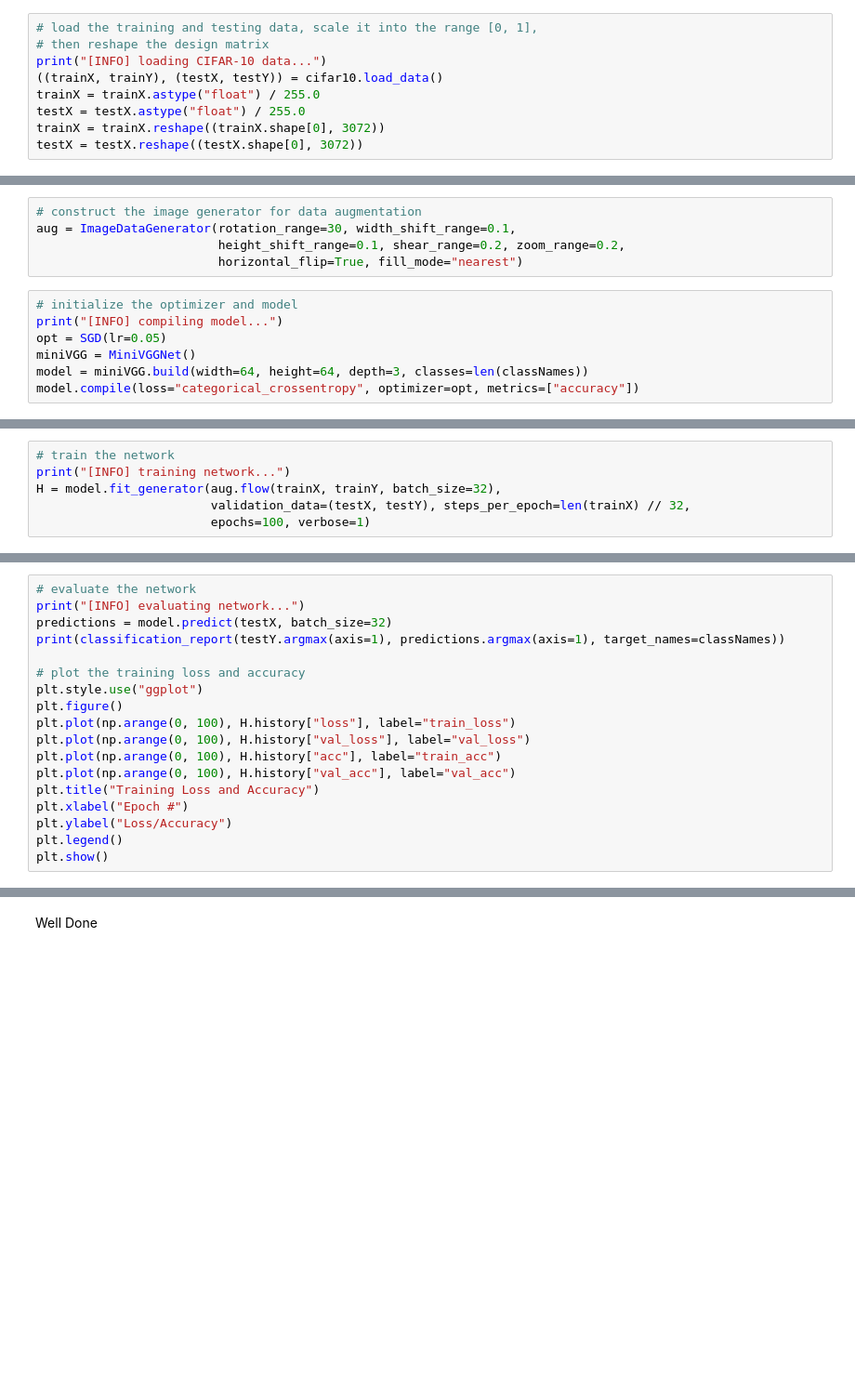
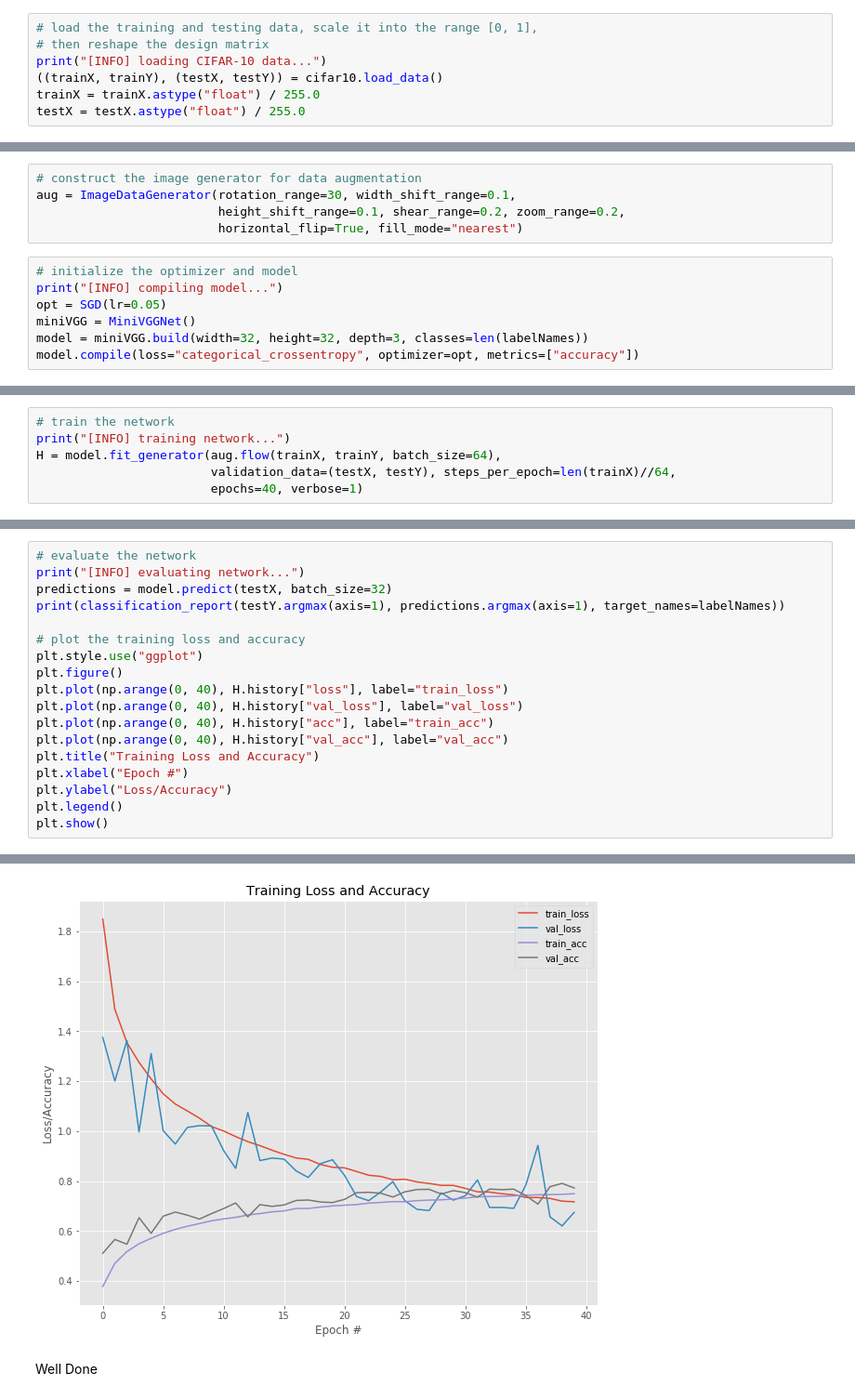
Before and after one commit to pedro-abundio-wang/computer-vision, a Jupyter notebook: notebooks/deep-learning-for-computer-vision-with-python/202_Data_Augmentation.ipynb, the cells around one changed output, grey strips where cells are left out. Shown: that part at 93% size. Saved outputs shown, nothing was run; the diff lists cells and outputs as text; blank space fills up the shorter version.

```diff
--- a/notebooks/deep-learning-for-computer-vision-with-python/202_Data_Augmentation.ipynb
+++ b/notebooks/deep-learning-for-computer-vision-with-python/202_Data_Augmentation.ipynb
@@ -80,5 +80,3 @@ print("[INFO] loading CIFAR-10 data...")
 ((trainX, trainY), (testX, testY)) = cifar10.load_data()
 trainX = trainX.astype("float") / 255.0
 testX = testX.astype("float") / 255.0
-trainX = trainX.reshape((trainX.shape[0], 3072))
-testX = testX.reshape((testX.shape[0], 3072))
@@ -103,5 +103,5 @@ aug = ImageDataGenerator(rotation_range=30, width_shift_range=0.1,
 print("[INFO] compiling model...")
 opt = SGD(lr=0.05)
 miniVGG = MiniVGGNet()
-model = miniVGG.build(width=64, height=64, depth=3, classes=len(classNames))
+model = miniVGG.build(width=32, height=32, depth=3, classes=len(labelNames))
 model.compile(loss="categorical_crossentropy", optimizer=opt, metrics=["accuracy"])
@@ -108,6 +110,6 @@ model.compile(loss="categorical_crossentropy", optimizer=opt, metrics=["accuracy
 # %%
 # train the network
 print("[INFO] training network...")
-H = model.fit_generator(aug.flow(trainX, trainY, batch_size=32),
-                        validation_data=(testX, testY), steps_per_epoch=len(trainX) // 32,
-                        epochs=100, verbose=1)
+H = model.fit_generator(aug.flow(trainX, trainY, batch_size=64),
+                        validation_data=(testX, testY), steps_per_epoch=len(trainX)//64,
+                        epochs=40, verbose=1)
@@ -115,17 +135,18 @@ H = model.fit_generator(aug.flow(trainX, trainY, batch_size=32),
 # evaluate the network
 print("[INFO] evaluating network...")
 predictions = model.predict(testX, batch_size=32)
-print(classification_report(testY.argmax(axis=1), predictions.argmax(axis=1), target_names=classNames))
+print(classification_report(testY.argmax(axis=1), predictions.argmax(axis=1), target_names=labelNames))
 
 # plot the training loss and accuracy
 plt.style.use("ggplot")
 plt.figure()
-plt.plot(np.arange(0, 100), H.history["loss"], label="train_loss")
-plt.plot(np.arange(0, 100), H.history["val_loss"], label="val_loss")
-plt.plot(np.arange(0, 100), H.history["acc"], label="train_acc")
-plt.plot(np.arange(0, 100), H.history["val_acc"], label="val_acc")
+plt.plot(np.arange(0, 40), H.history["loss"], label="train_loss")
+plt.plot(np.arange(0, 40), H.history["val_loss"], label="val_loss")
+plt.plot(np.arange(0, 40), H.history["acc"], label="train_acc")
+plt.plot(np.arange(0, 40), H.history["val_acc"], label="val_acc")
 plt.title("Training Loss and Accuracy")
 plt.xlabel("Epoch #")
 plt.ylabel("Loss/Accuracy")
 plt.legend()
 plt.show()
+# %% [output]
@@ -132,2 +170,3 @@ plt.show()
+[figure, added]
 # %% [markdown]
 Well Done
```
Also changed, not shown: parts of 5 cells of this notebook, 22 other files.
